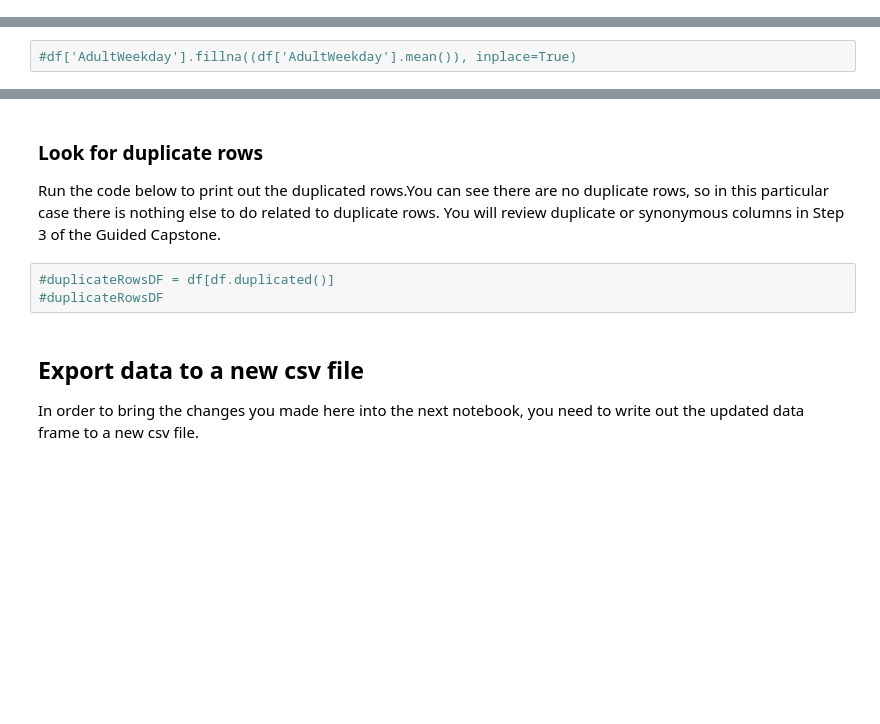
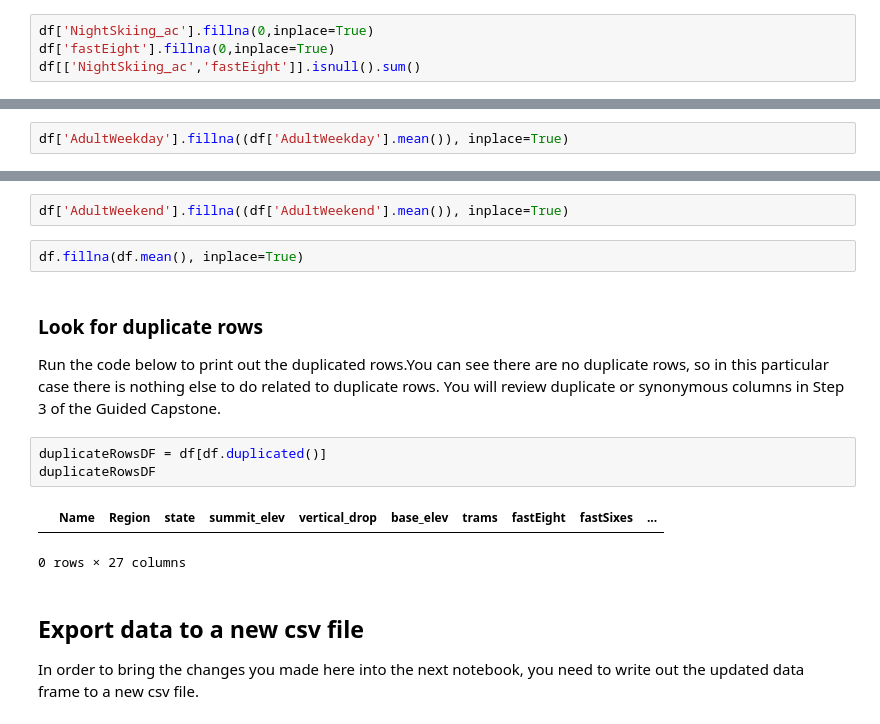
Before and after one commit to vaishalipp/GuidedCapstone1, a Jupyter notebook: GuidedCapstone_Step2HL.ipynb, the cells around one changed output, grey strips where cells are left out. Cells and saved outputs as stored; diff of their text form; blank space fills up the shorter version.

```diff
--- a/GuidedCapstone_Step2HL.ipynb
+++ b/GuidedCapstone_Step2HL.ipynb
@@ -188,3 +403,7 @@ As you can see from running the above cell, there are no fastEight lift values m
 <font color='teal'> **In the cell below, replace Nan's in 'fastEight' with zero.**</font>
 
 Hint: you could use the `fillna()` method here.
+# %%
+df['NightSkiing_ac'].fillna(0,inplace=True)
+df['fastEight'].fillna(0,inplace=True)
+df[['NightSkiing_ac','fastEight']].isnull().sum()
@@ -195,15 +418,22 @@ Next, let's consider the ticket price columns 'AdultWeekday' & 'AdultWeekend'. Y
 # %% [markdown]
 <font color='teal'> **Run the cell below to replace Nan's in 'AdultWeekday' with the mean value.**</font>
 # %%
-#df['AdultWeekday'].fillna((df['AdultWeekday'].mean()), inplace=True)
+df['AdultWeekday'].fillna((df['AdultWeekday'].mean()), inplace=True)
 # %% [markdown]
 <font color='teal'> **Use what you know about the remaining columns missing data and decide whether to fill with a zero or to fill with a mean.**</font>
+# %%
+df['AdultWeekend'].fillna((df['AdultWeekend'].mean()), inplace=True)
+# %%
+df.fillna(df.mean(), inplace=True)
 # %% [markdown]
 ### Look for duplicate rows
 Run the code below to print out the duplicated rows.You can see there are no duplicate rows, so in this particular case there is nothing else to do related to duplicate rows. You will review duplicate or synonymous columns in Step 3 of the Guided Capstone.
 # %%
-#duplicateRowsDF = df[df.duplicated()]
-#duplicateRowsDF
+duplicateRowsDF = df[df.duplicated()]
+duplicateRowsDF
+# %% [output]
+|  | Name | Region | state | summit_elev | vertical_drop | base_elev | trams | fastEight | fastSixes | ... |
+0 rows × 27 columns
 # %% [markdown]
 ## Export data to a new csv file
 In order to bring the changes you made here into the next notebook, you need to write out the updated data frame to a new csv file.
```
Also changed, not shown: parts of 20 cells of this notebook.
